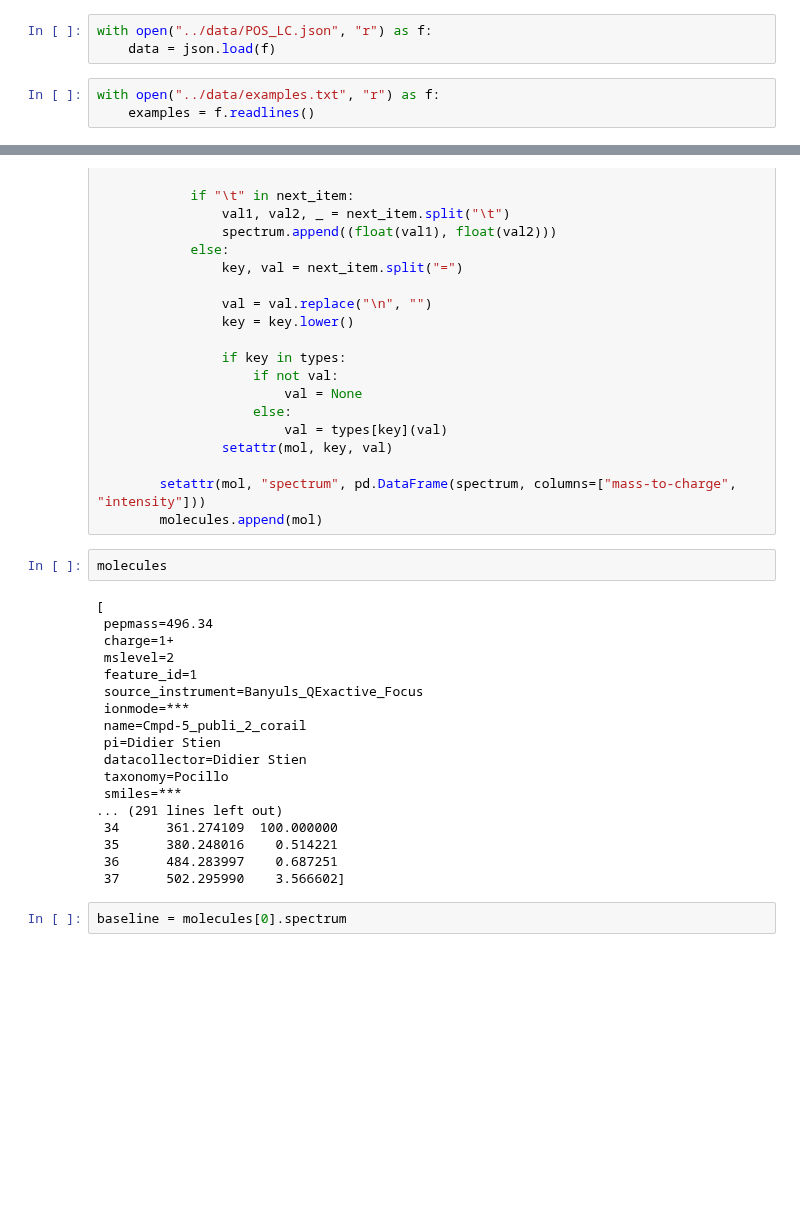
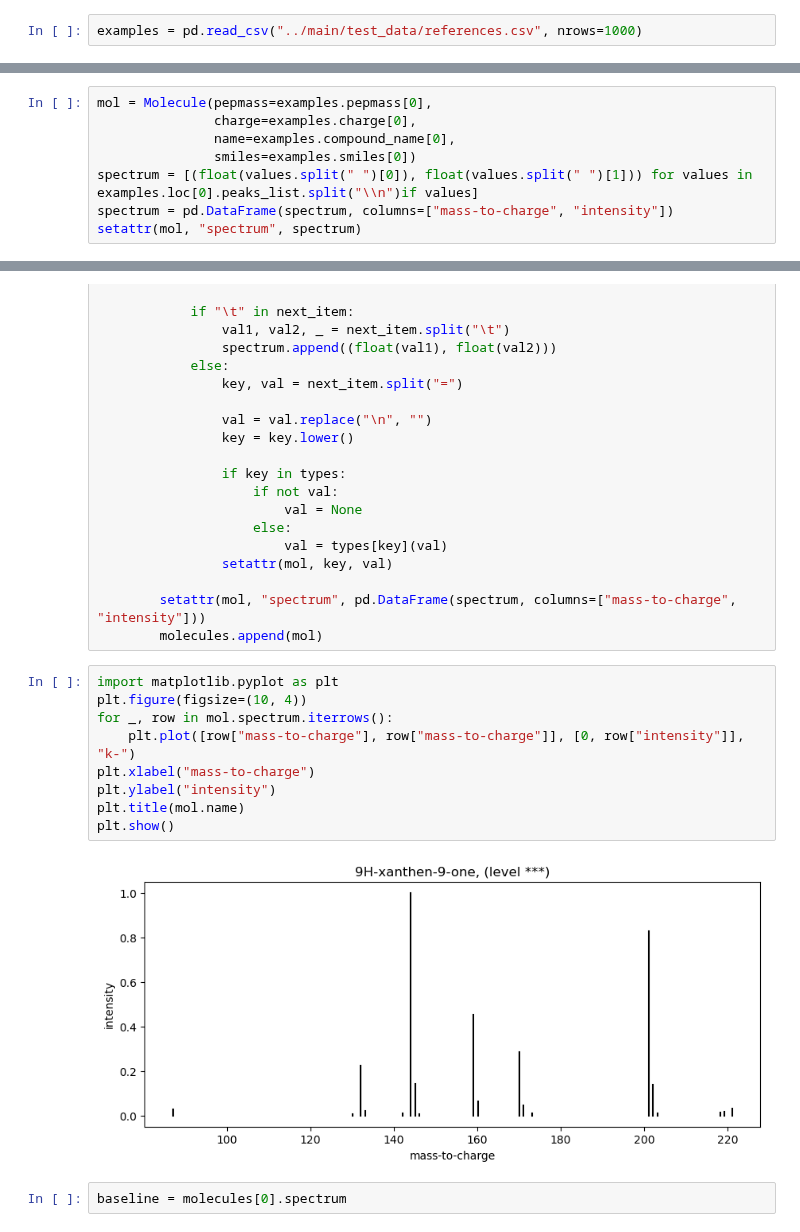
Before and after one commit to etienneguevel/annotix, a Jupyter notebook: notebooks/explo.ipynb, the cells around one changed output, grey strips where cells are left out. Saved outputs shown, nothing was run; the diff lists cells and outputs as text; blank space fills up the shorter version.

```diff
--- a/notebooks/explo.ipynb
+++ b/notebooks/explo.ipynb
@@ -5,11 +5,7 @@ from dataclasses import dataclass
 
 import pandas as pd
 # %%
-with open("../data/POS_LC.json", "r") as f:
-    data = json.load(f)
+examples = pd.read_csv("../main/test_data/references.csv", nrows=1000)
-# %%
-with open("../data/examples.txt", "r") as f:
-    examples = f.readlines()
 # %%
 @dataclass
 class Molecule:
@@ -54,3 +56,11 @@ types = dict(
+# %%
+mol = Molecule(pepmass=examples.pepmass[0],
+               charge=examples.charge[0],
+               name=examples.compound_name[0],
+               smiles=examples.smiles[0])
+spectrum = [(float(values.split(" ")[0]), float(values.split(" ")[1])) for values in examples.loc[0].peaks_list.split("\\n")if values]
+spectrum = pd.DataFrame(spectrum, columns=["mass-to-charge", "intensity"])
+setattr(mol, "spectrum", spectrum)
 # %%
 molecules = []
 for current_position, current_item in enumerate(examples):
@@ -81,25 +91,16 @@ for current_position, current_item in enumerate(examples):
         setattr(mol, "spectrum", pd.DataFrame(spectrum, columns=["mass-to-charge", "intensity"]))
         molecules.append(mol)
 # %%
-molecules
+import matplotlib.pyplot as plt
+plt.figure(figsize=(10, 4))
+for _, row in mol.spectrum.iterrows():
+    plt.plot([row["mass-to-charge"], row["mass-to-charge"]], [0, row["intensity"]], "k-")
+plt.xlabel("mass-to-charge")
+plt.ylabel("intensity")
+plt.title(mol.name)
+plt.show()
 # %% [output]
-[
- pepmass=496.34
- charge=1+
- mslevel=2
- feature_id=1
- source_instrument=Banyuls_QExactive_Focus
- ionmode=***
- name=Cmpd-5_publi_2_corail
- pi=Didier Stien
- datacollector=Didier Stien
- taxonomy=Pocillo
- smiles=***
-... (291 lines left out)
- 34      361.274109  100.000000
- 35      380.248016    0.514221
- 36      484.283997    0.687251
- 37      502.295990    3.566602]
+[figure, added]
 # %%
 baseline = molecules[0].spectrum
 # %%
```
Also changed, not shown: parts of 10 cells of this notebook, 5 other files.
